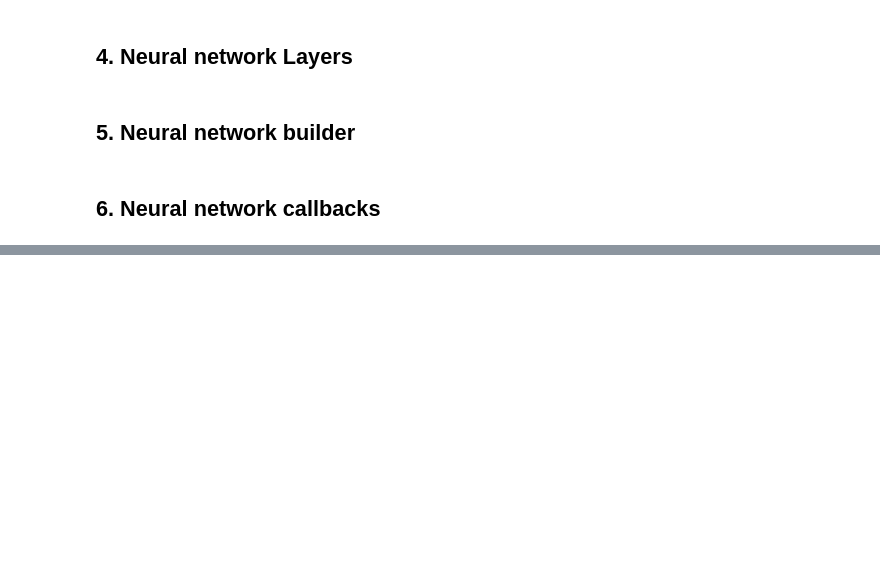
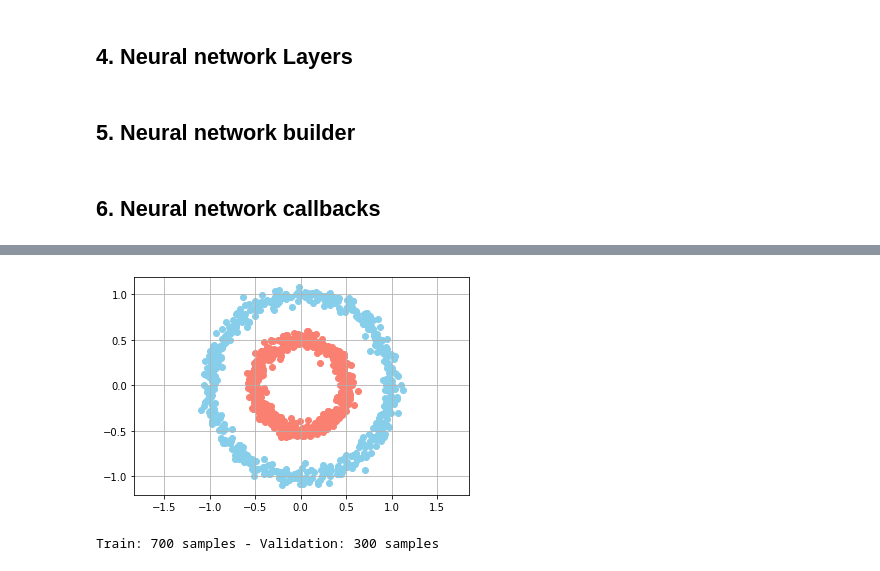
Before and after one commit to adrianmarino/neural-network-from-scratch, a Jupyter notebook: Neural_network_from_scratch.ipynb, the cells around one changed output, grey strips where cells are left out. Drawn from its saved outputs; the diff is of its cells as text; code cells hidden in the pictures; blank space fills up the shorter version.

```diff
--- a/Neural_network_from_scratch.ipynb
+++ b/Neural_network_from_scratch.ipynb
@@ -159,13 +257,20 @@ class TrainSummary:
 # %%
-class CirclesDataset:
-    def __init__(self, samples_count, factor, noise, shuffle=True):
-        self.X, Y = make_circles(
-            n_samples=samples_count,
-            factor=factor,
-            noise=noise
-        )
+class Dataset:
+    @staticmethod
+    def circles(n_samples, factor, noise):
+        X, Y = make_circles(n_samples=n_samples, factor=factor, noise=noise)
         # Change self.labels shape from (labels_count, ) to (labels_count, 1)..
-        self.Y = np.reshape(Y, (Y.shape[0], 1))
+        Y = np.reshape(Y, (Y.shape[0], 1))
+        return Dataset(X, Y)
+
+    @staticmethod
+    def spiral(density=1, max_radius=6.5):
+        points, classes = generate_two_spirals_dataset(density, max_radius);
+        return Dataset(np.array(points), np.array(classes))
+
+    def __init__(self, X, Y):
+        self.X = X
+        self.Y = Y
 
     def train_test(self, test_size, shuffle=True):
         return train_test_split(self.X, self.Y, test_size=test_size, shuffle=shuffle)
@@ -419,2 +546,13 @@ network.plot()
 [figure]
+# %%
+circles_dataset = Dataset.circles(n_samples=1000, factor=0.5, noise=0.05)
+
+circles_dataset.plot()
+
+X_train, X_val, Y_train, Y_val = circles_dataset.train_test(test_size=0.3, shuffle=True)
+
+print(f'Train: {len(X_train)} samples - Validation: {len(X_val)} samples')
+# %% [output]
+[figure, added]
+Train: 700 samples - Validation: 300 samples
 # %%
```
Also changed, not shown: parts of 23 cells of this notebook.
